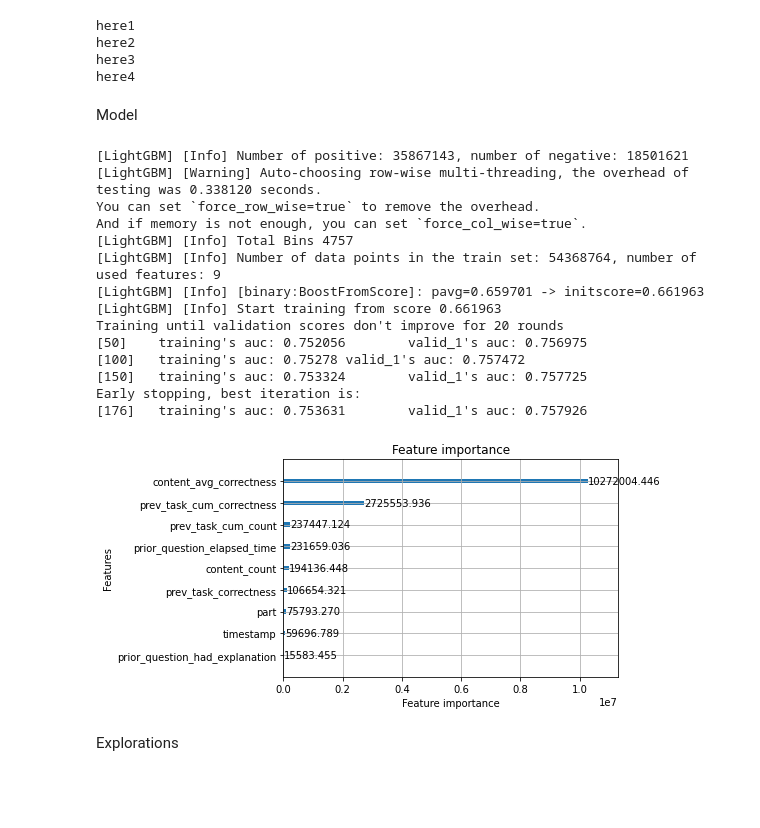
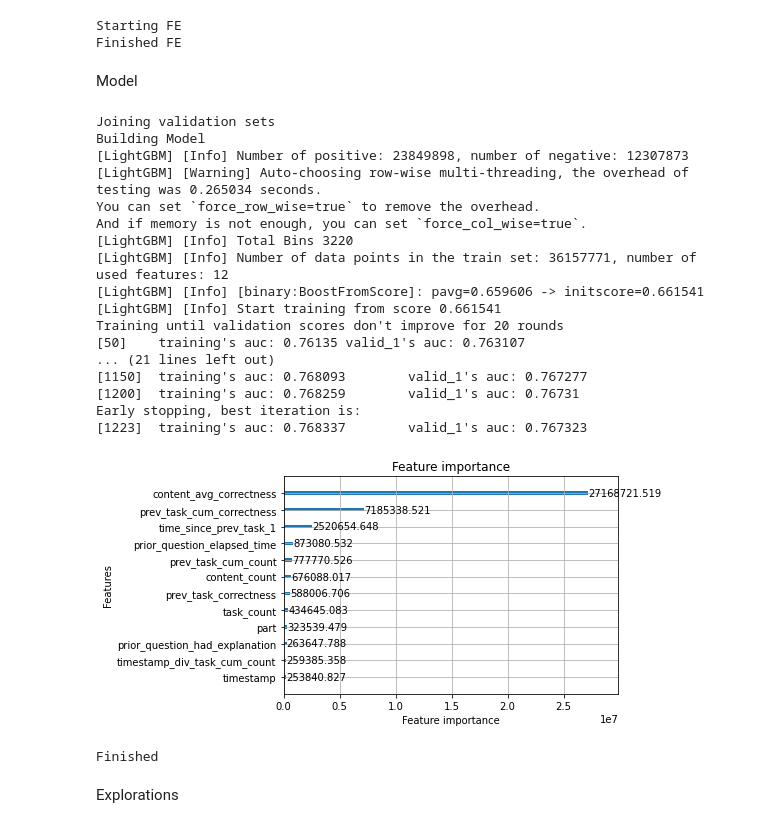
Before and after one commit to npa02012/kaggle_riiid, a Jupyter notebook: script.ipynb, the cells around one changed output. Saved outputs shown, nothing was run; the diff lists cells and outputs as text; code cells hidden in the pictures; blank space fills up the shorter version.

```diff
--- a/script.ipynb
+++ b/script.ipynb
@@ -2,14 +2,14 @@
 # Decide whether or not running on Kaggle
 import os
 KAGGLE_RUN = True
-N_TRAIN_ROWS = 1 * 1000000
+N_TRAIN_ROWS = 40 * 1000000
 if os.path.isdir('/home/ubuntu'):
     KAGGLE_RUN = False
 
 if KAGGLE_RUN:
-    model_name = 'model6/model6.txt'
+    model_name = 'model7/model7.txt'
 else:
-    model_name = 'model6.txt'
+    model_name = 'model7.txt'
 
 # Libraries
 import pandas as pd
@@ -151,14 +179,16 @@ content_agg = df_train.groupby('content_id')[target].agg(['sum', 'count'])
 user_agg = df_train.groupby('user_id')[target].agg(['sum', 'count'])
 
 # Get information on the last user task
-# Reduce df_train to be only the last tasks
-df_last_row = df_train[['user_id', 'task_container_id']].groupby('user_id').tail(1)
-df_last_task = df_train.merge(df_last_row, on=['user_id', 'task_container_id'], how='inner')
+df_last_row = df_train[['user_id', 'task_container_id', 'timestamp']].groupby('user_id').tail(1)
+df_last_task = df_train.merge(df_last_row[['user_id', 'task_container_id']]
+                              , on=['user_id', 'task_container_id']
+                              , how='inner')
 
 if KAGGLE_RUN:
     del df_train
     gc.collect()
 
+# This is for testing set
 user_prev_task = df_last_task\
             .groupby(['user_id', 'task_container_id'])[target]\
             .agg(['sum', 'count'])\
@@ -167,11 +197,11 @@ user_prev_task = df_last_task\
 
 # Feature engineer
 if not KAGGLE_RUN:
+    print('Starting FE')
     df_train = do_fe(df_train, is_train=True, content_agg = content_agg)
 
     # Delete uneeded columns
     df_train.drop(columns=['task_sum'
-                           ,'task_count'
                            ,'question_id'
                            ,'content_id'
                            ,'task_container_id'
@@ -179,11 +209,10 @@ if not KAGGLE_RUN:
                           ]
                   ,inplace=True)
     gc.collect()
+    print('Finished FE')
 # %% [output]
-here1
-here2
-here3
-here4
+Starting FE
+Finished FE
 # %% [markdown]
 Model
 # %%
@@ -193,11 +222,13 @@ features = [
             'prev_task_correctness'
             ,'prev_task_cum_count'
             ,'prev_task_cum_correctness'
-            #,'task_count'
+            ,'task_count'
+            ,'time_since_prev_task_1'
             # Content related
             ,'content_avg_correctness'
             ,'content_count'
             # From df_train
+            ,'timestamp_div_task_cum_count'
             ,'timestamp'
             ,'prior_question_elapsed_time'
             ,'prior_question_had_explanation'
@@ -211,7 +242,6 @@ if not KAGGLE_RUN:
 if not KAGGLE_RUN:
 
     # - # - # Make Validation Set # - # - #
-
     # Add entire user histories to validation set
     tmp = df_train.user_id.unique()
     val_full_ids = np.random.choice(tmp, int(.05 * tmp.shape[0]))
@@ -221,45 +251,57 @@ if not KAGGLE_RUN:
     # Add start of user histories to validation set
     tmp = df_train.user_id.unique()
     val_start_ids = np.random.choice(tmp, int(.07 * tmp.shape[0]))
     df_valid_start = df_train.loc[df_train['user_id'].isin(val_start_ids)].groupby('user_id').head(100)
     df_train.drop(df_valid_start.index, inplace=True)
 
     # Add ending of user histories to validation set
     tmp = df_train.user_id.unique()
     val_end_ids = np.random.choice(tmp, int(.07 * tmp.shape[0]))
     df_valid_end = df_train.loc[df_train['user_id'].isin(val_end_ids)].groupby('user_id').head(100)
+
+    # Clean up
     df_train.drop(df_valid_end.index, inplace=True)
+    del tmp
+    del val_full_ids
+    del val_start_ids
+    del val_end_ids
+    gc.collect()
 
     # Combine the sets
+    print('Joining validation sets')
     df_valid = df_valid_full.append([df_valid_start, df_valid_end])
 
     # - # - # Build and Save Model # - # - #
     if True:
-        model = local_work.make_model(df_train, df_valid, target, features, learning_rate=.5)
+        print('Building Model')
+        model = local_work.make_model(df_train, df_valid, target, features, learning_rate=.1)
         model.save_model(f'./output/' + model_name)
         lgb.plot_importance(model, importance_type='gain')
     else:
         model = lgb.Booster(model_file='./output/' + model_name)
         lgb.plot_importance(model, importance_type='gain')
 
 else:
     model = lgb.Booster(model_file='/kaggle/input/' + model_name)
 # %% [output]
-[LightGBM] [Info] Number of positive: 35867143, number of negative: 18501621
-[LightGBM] [Warning] Auto-choosing row-wise multi-threading, the overhead of testing was 0.338120 seconds.
+Joining validation sets
+Building Model
+[LightGBM] [Info] Number of positive: 23849898, number of negative: 12307873
+[LightGBM] [Warning] Auto-choosing row-wise multi-threading, the overhead of testing was 0.265034 seconds.
 You can set `force_row_wise=true` to remove the overhead.
 And if memory is not enough, you can set `force_col_wise=true`.
-[LightGBM] [Info] Total Bins 4757
-[LightGBM] [Info] Number of data points in the train set: 54368764, number of used features: 9
-[LightGBM] [Info] [binary:BoostFromScore]: pavg=0.659701 -> initscore=0.661963
-[LightGBM] [Info] Start training from score 0.661963
+[LightGBM] [Info] Total Bins 3220
+[LightGBM] [Info] Number of data points in the train set: 36157771, number of used features: 12
+[LightGBM] [Info] [binary:BoostFromScore]: pavg=0.659606 -> initscore=0.661541
+[LightGBM] [Info] Start training from score 0.661541
 Training until validation scores don't improve for 20 rounds
-[50]    training's auc: 0.752056        valid_1's auc: 0.756975
-[100]   training's auc: 0.75278 valid_1's auc: 0.757472
-[150]   training's auc: 0.753324        valid_1's auc: 0.757725
+[50]    training's auc: 0.76135 valid_1's auc: 0.763107
+... (21 lines left out)
+[1150]  training's auc: 0.768093        valid_1's auc: 0.767277
+[1200]  training's auc: 0.768259        valid_1's auc: 0.76731
 Early stopping, best iteration is:
-[176]   training's auc: 0.753631        valid_1's auc: 0.757926
+[1223]  training's auc: 0.768337        valid_1's auc: 0.767323
-[figure, old version]
+[figure, new version]
 # %%
 # Setup dicts
 user_sum_dict = user_agg['sum'].astype('int16').to_dict(defaultdict(int))
@@ -268,6 +310,9 @@ user_prev_task_sum_dict = user_prev_task['prev_task_sum']\
                             .astype('int16').to_dict(defaultdict(int))
 user_prev_task_count_dict = user_prev_task['prev_task_count']\
                             .astype('int16').to_dict(defaultdict(int))
+df_tmp = df_last_row.drop(columns=['task_container_id']).set_index('user_id')
+user_prev_task_timestamp_dict = df_tmp['timestamp']\
+                                .astype('int64').to_dict(defaultdict(int))
 
 # Make env
 env = riiideducation.make_env()
@@ -292,13 +337,15 @@ for (df_test, df_sample_prediction) in iter_test:
             user_prev_task_count_dict[user_id] = 0
 
         # Update user and content dictionaries
-        for user_id, content_id, answered_correctly in zip(df_prior_test['user_id'].values
-                                                           ,df_prior_test['content_id'].values
-                                                           ,df_prior_test[target].values):
+        for user_id, content_id, timestamp, answered_correctly in zip(df_prior_test['user_id'].values
+                                                                       ,df_prior_test['content_id'].values
+                                                                       ,df_prior_test['timestamp'].values
+                                                                       ,df_prior_test[target].values):
             user_sum_dict[user_id] += answered_correctly
             user_count_dict[user_id] += 1
             user_prev_task_sum_dict[user_id] += answered_correctly
             user_prev_task_count_dict[user_id] += 1
+            user_prev_task_timestamp_dict[user_id] = timestamp
 
     # Make a copy of df_test for the next iteration
     df_prior_test = df_test.copy()
@@ -318,6 +365,7 @@ for (df_test, df_sample_prediction) in iter_test:
                     ,user_count_dict = user_count_dict
                     ,user_prev_task_sum_dict = user_prev_task_sum_dict
                     ,user_prev_task_count_dict = user_prev_task_count_dict
+                    ,user_prev_task_timestamp_dict = user_prev_task_timestamp_dict
                     )
 
     # Make prediction
@@ -325,6 +373,8 @@ for (df_test, df_sample_prediction) in iter_test:
     env.predict(df_test[['row_id', target]])
 
 print("Finished")
+# %% [output]
+Finished
 # %% [markdown]
 Explorations
 # %%
```
Also changed, not shown: parts of 3 cells of this notebook, 1 other file.
